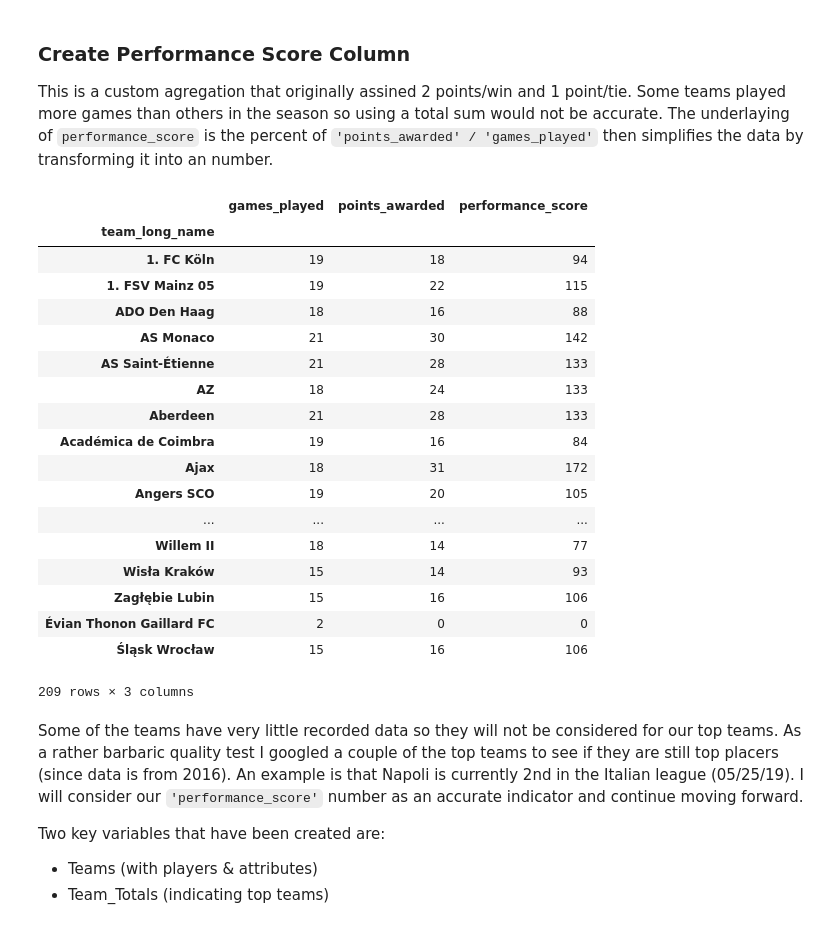
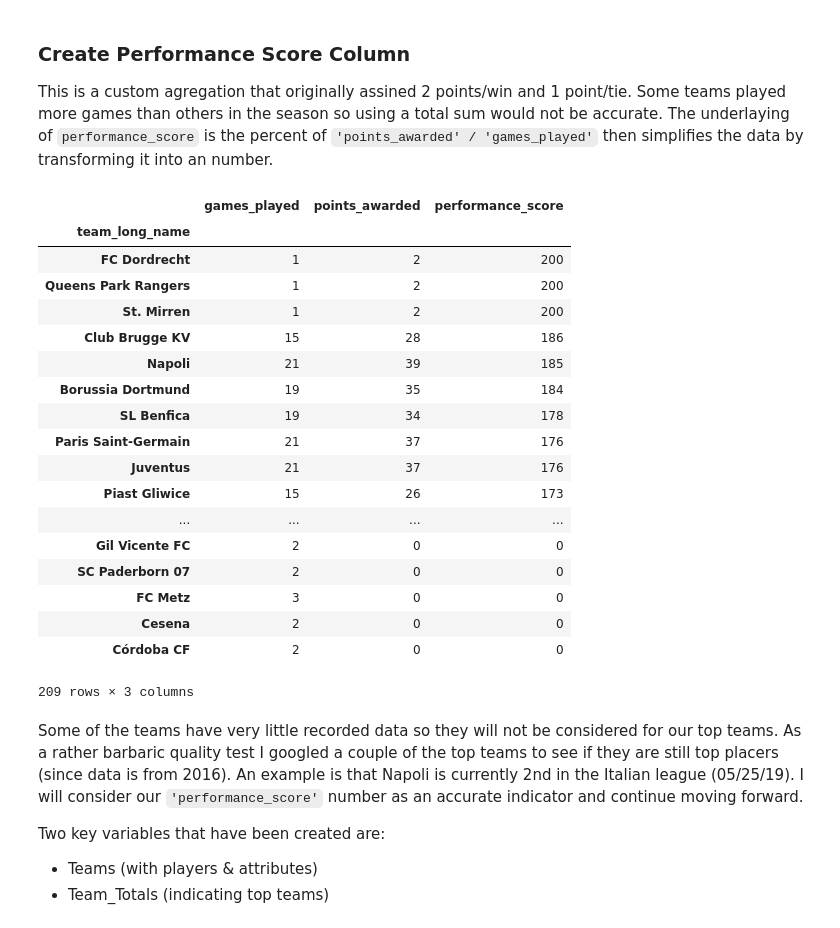
Before and after one commit to GarrettMarkScott/European_Soccer_Exploring, a Jupyter notebook: European Soccer Data.ipynb, the cells around one changed output. Cells and saved outputs as stored; diff of their text form; code cells hidden in the pictures.

```diff
--- a/European Soccer Data.ipynb
+++ b/European Soccer Data.ipynb
@@ -413,27 +413,27 @@ This is a custom agregation that originally assined 2 points/win and 1 point/tie
 # %%
 team_totals = team_games_played.join(team_points)
 team_totals['performance_score'] = ((team_totals['points_awarded'] / team_totals['games_played'])*100).astype(int)
-team_totals.sort_values('performance_score', ascending=False)
+team_totals.sort_values('performance_score', ascending=False, inplace=True)
 team_totals
 # %% [output]
 |  | games_played | points_awarded | performance_score |
 | team_long_name |  |  |  |
-| 1. FC Köln | 19 | 18 | 94 |
-| 1. FSV Mainz 05 | 19 | 22 | 115 |
-| ADO Den Haag | 18 | 16 | 88 |
-| AS Monaco | 21 | 30 | 142 |
-| AS Saint-Étienne | 21 | 28 | 133 |
-| AZ | 18 | 24 | 133 |
-| Aberdeen | 21 | 28 | 133 |
-| Académica de Coimbra | 19 | 16 | 84 |
-| Ajax | 18 | 31 | 172 |
-| Angers SCO | 19 | 20 | 105 |
+| FC Dordrecht | 1 | 2 | 200 |
+| Queens Park Rangers | 1 | 2 | 200 |
+| St. Mirren | 1 | 2 | 200 |
+| Club Brugge KV | 15 | 28 | 186 |
+| Napoli | 21 | 39 | 185 |
+| Borussia Dortmund | 19 | 35 | 184 |
+| SL Benfica | 19 | 34 | 178 |
+| Paris Saint-Germain | 21 | 37 | 176 |
+| Juventus | 21 | 37 | 176 |
+| Piast Gliwice | 15 | 26 | 173 |
 | ... | ... | ... | ... |
-| Willem II | 18 | 14 | 77 |
-| Wisła Kraków | 15 | 14 | 93 |
-| Zagłębie Lubin | 15 | 16 | 106 |
-| Évian Thonon Gaillard FC | 2 | 0 | 0 |
-| Śląsk Wrocław | 15 | 16 | 106 |
+| Gil Vicente FC | 2 | 0 | 0 |
+| SC Paderborn 07 | 2 | 0 | 0 |
+| FC Metz | 3 | 0 | 0 |
+| Cesena | 2 | 0 | 0 |
+| Córdoba CF | 2 | 0 | 0 |
 209 rows × 3 columns
 # %% [markdown]
 Some of the teams have very little recorded data so they will not be considered for our top teams. As a rather barbaric quality test I googled a couple of the top teams to see if they are still top placers (since data is from 2016). An example is that Napoli is currently 2nd in the Italian league (05/25/19). I will consider our `'performance_score'` number as an accurate indicator and continue moving forward.
```
Also changed, not shown: parts of 11 cells of this notebook.
